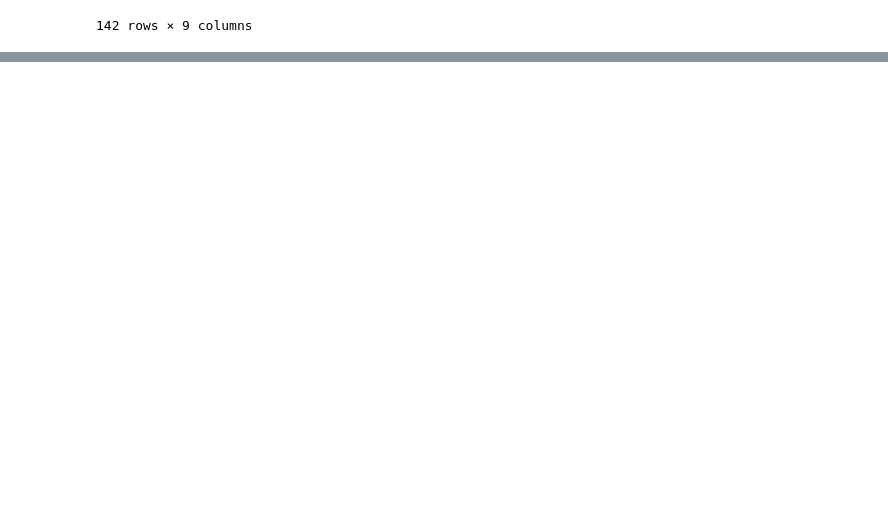
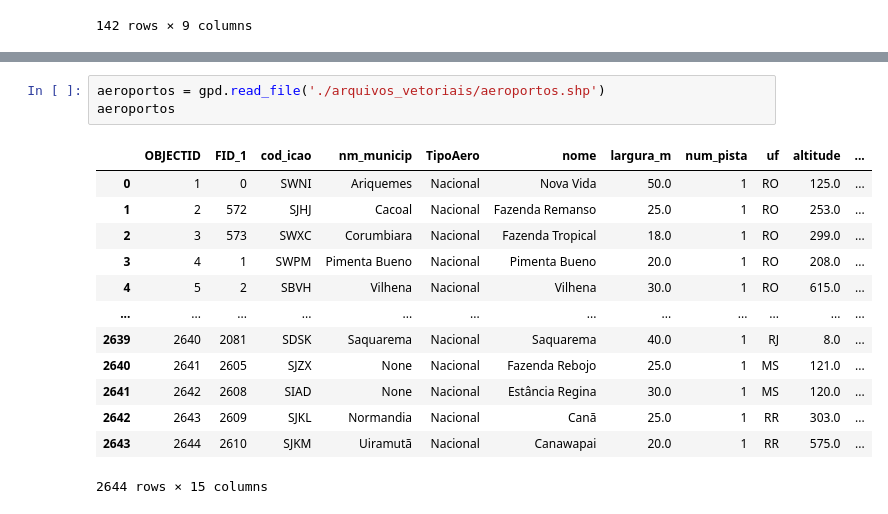
Before and after one commit to wedja/Python-Gis, a Jupyter notebook: geopandas.ipynb, the cells around one changed output, grey strips where cells are left out. Drawn from its saved outputs; the diff is of its cells as text; blank space fills up the shorter version.

```diff
--- a/geopandas.ipynb
+++ b/geopandas.ipynb
@@ -251,0 +391,17 @@ See the caveats in the documentation: https://pandas.pydata.org/pandas-docs/stab
+# %%
+aeroportos = gpd.read_file('./arquivos_vetoriais/aeroportos.shp')
+aeroportos
+# %% [output]
+|  | OBJECTID | FID_1 | cod_icao | nm_municip | TipoAero | nome | largura_m | num_pista | uf | altitude | ... |
+| 0 | 1 | 0 | SWNI | Ariquemes | Nacional | Nova Vida | 50.0 | 1 | RO | 125.0 | ... |
+| 1 | 2 | 572 | SJHJ | Cacoal | Nacional | Fazenda Remanso | 25.0 | 1 | RO | 253.0 | ... |
+| 2 | 3 | 573 | SWXC | Corumbiara | Nacional | Fazenda Tropical | 18.0 | 1 | RO | 299.0 | ... |
+| 3 | 4 | 1 | SWPM | Pimenta Bueno | Nacional | Pimenta Bueno | 20.0 | 1 | RO | 208.0 | ... |
+| 4 | 5 | 2 | SBVH | Vilhena | Nacional | Vilhena | 30.0 | 1 | RO | 615.0 | ... |
+| ... | ... | ... | ... | ... | ... | ... | ... | ... | ... | ... | ... |
+| 2639 | 2640 | 2081 | SDSK | Saquarema | Nacional | Saquarema | 40.0 | 1 | RJ | 8.0 | ... |
+| 2640 | 2641 | 2605 | SJZX | None | Nacional | Fazenda Rebojo | 25.0 | 1 | MS | 121.0 | ... |
+| 2641 | 2642 | 2608 | SIAD | None | Nacional | Estância Regina | 30.0 | 1 | MS | 120.0 | ... |
+| 2642 | 2643 | 2609 | SJKL | Normandia | Nacional | Canã | 25.0 | 1 | RR | 303.0 | ... |
+| 2643 | 2644 | 2610 | SJKM | Uiramutã | Nacional | Canawapai | 20.0 | 1 | RR | 575.0 | ... |
+2644 rows × 15 columns
```
Also changed, not shown: parts of 17 cells of this notebook.
